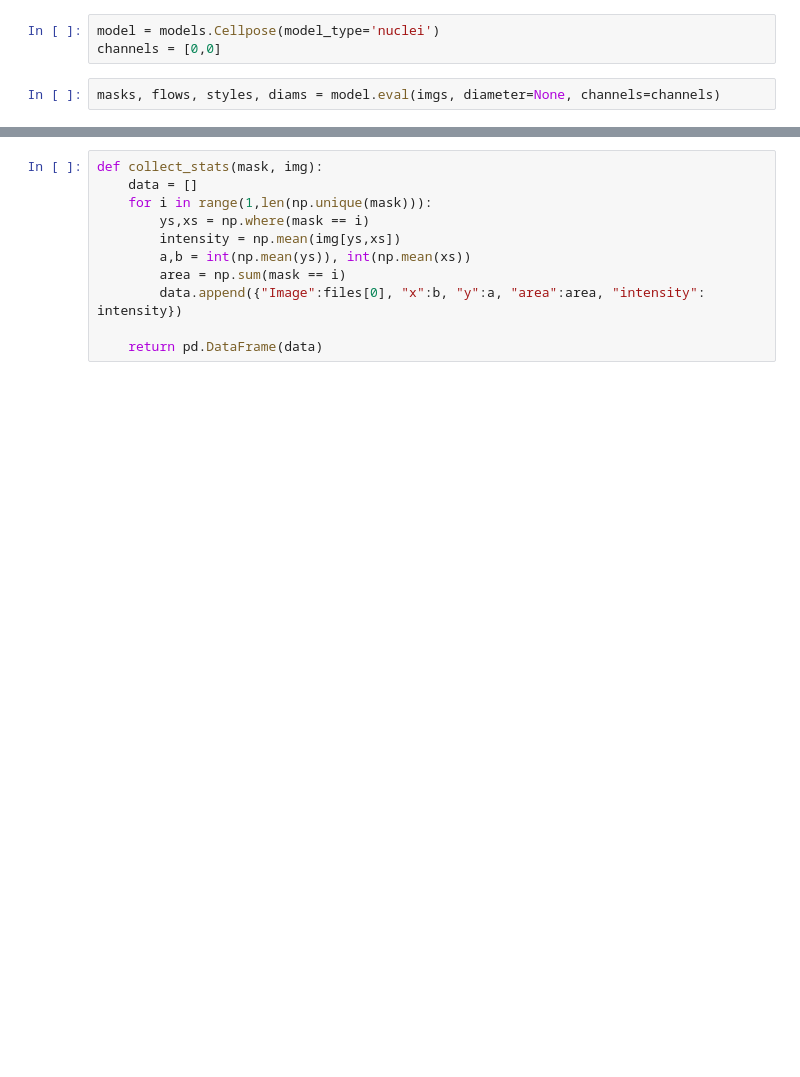
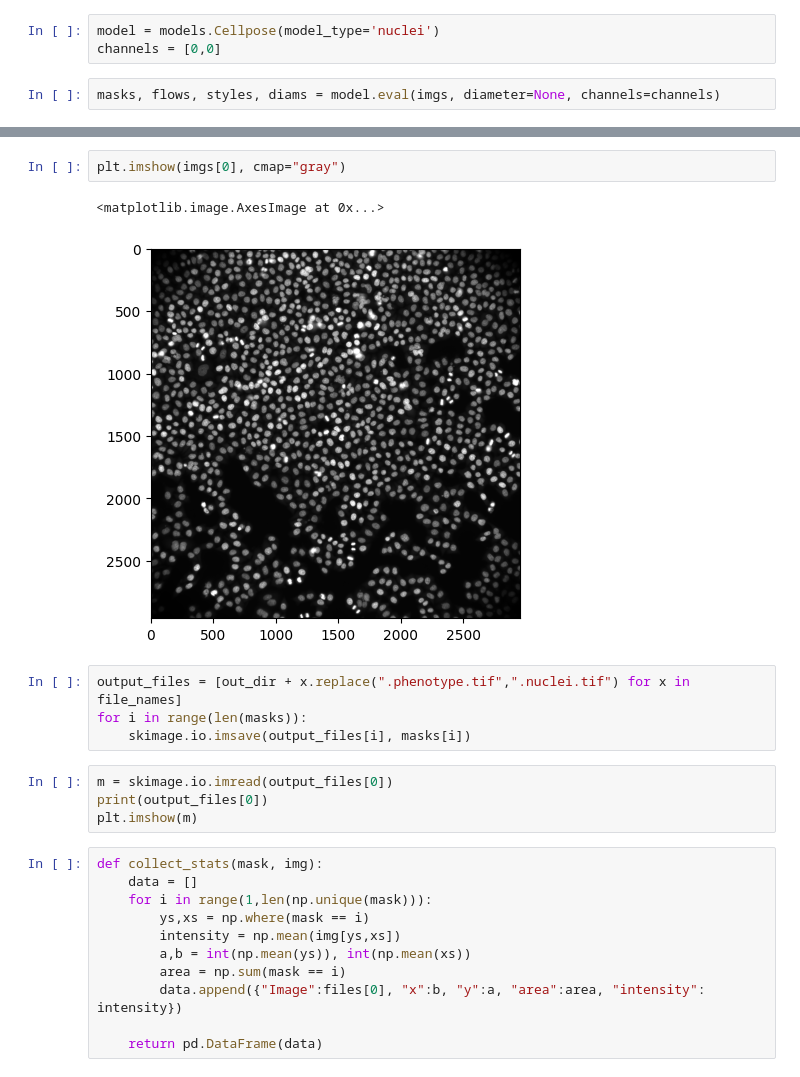
Before and after one commit to CaicedoLab/micronuclei-detection, a Jupyter notebook: microdet/cellpose.ipynb, the cells around one changed output, grey strips where cells are left out. Cells and saved outputs as stored; diff of their text form; blank space fills up the shorter version.

```diff
--- a/microdet/cellpose.ipynb
+++ b/microdet/cellpose.ipynb
@@ -23,3 +32,16 @@ masks, flows, styles, diams = model.eval(imgs, diameter=None, channels=channels)
+# %%
+plt.imshow(imgs[0], cmap="gray")
+# %% [output]
+<matplotlib.image.AxesImage at 0x...>
+[figure, added]
+# %%
+output_files = [out_dir + x.replace(".phenotype.tif",".nuclei.tif") for x in file_names]
+for i in range(len(masks)):
+    skimage.io.imsave(output_files[i], masks[i])
+# %%
+m = skimage.io.imread(output_files[0])
+print(output_files[0])
+plt.imshow(m)
 # %%
 def collect_stats(mask, img):
     data = []
```
Also changed, not shown: parts of 4 cells of this notebook, 1 other file.
